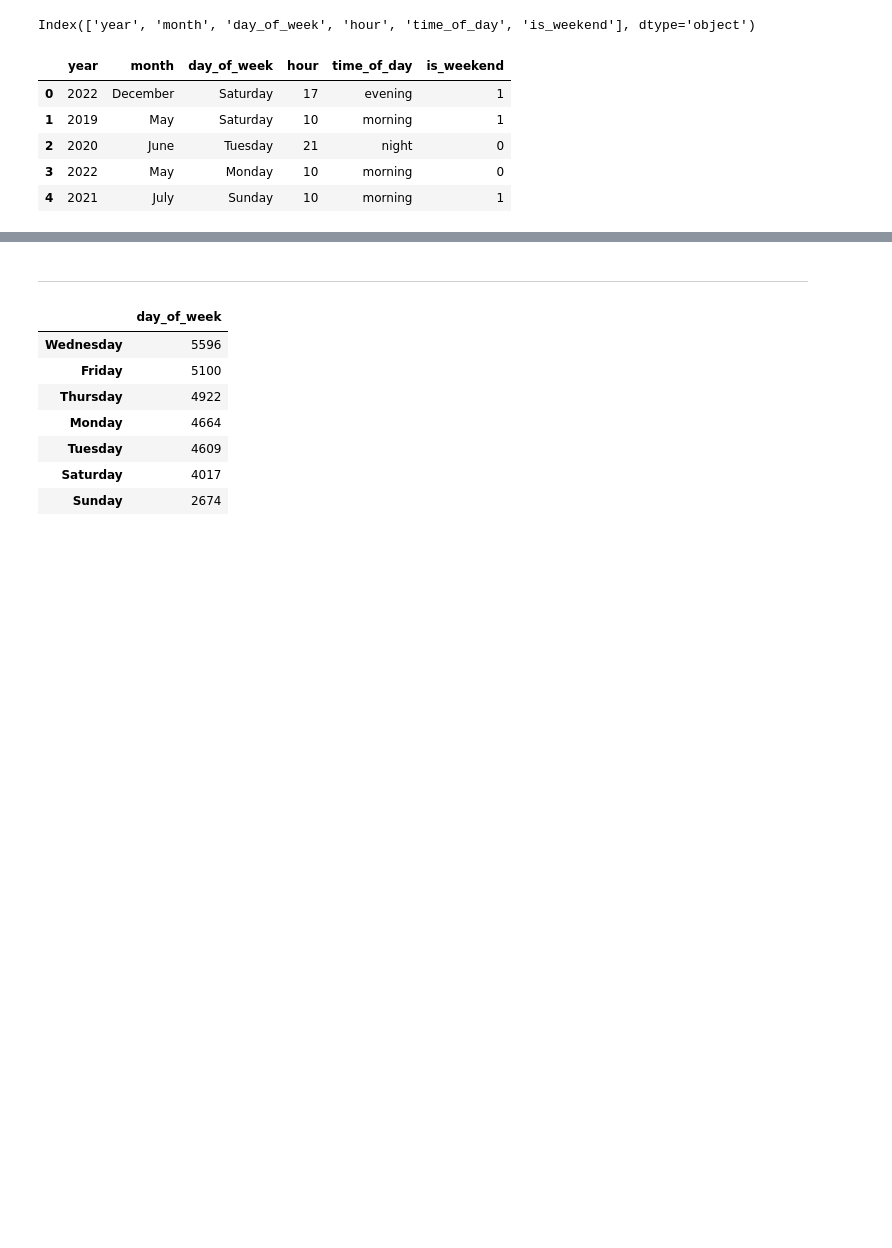
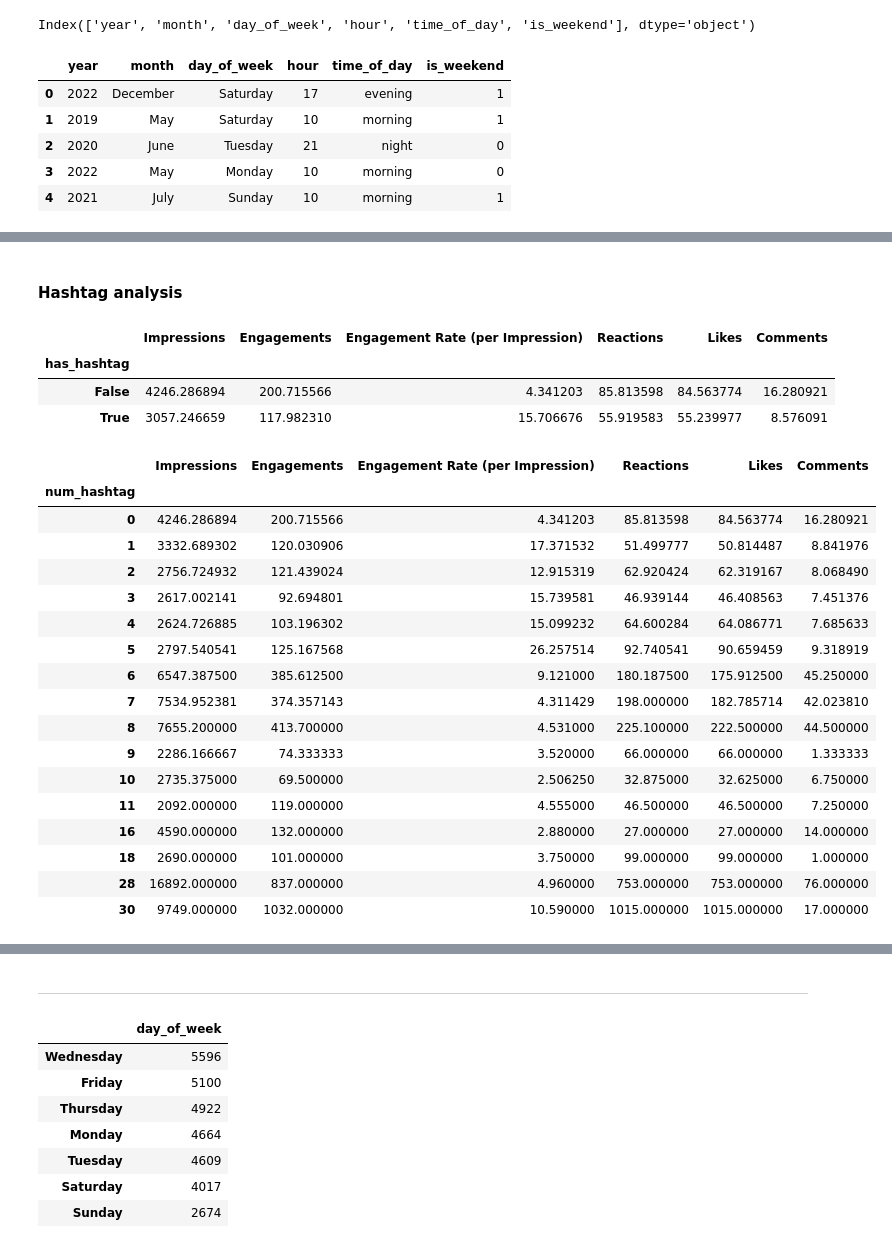
Before and after one commit to samaregbesola/Stanbic-IBTC, a Jupyter notebook: hackathon_codes.ipynb, the cells around one changed output, grey strips where cells are left out. Cells and saved outputs as stored; diff of their text form; code cells hidden in the pictures; blank space fills up the shorter version.

```diff
--- a/hackathon_codes.ipynb
+++ b/hackathon_codes.ipynb
@@ -312,3 +333,37 @@ column.apply(lambda x: len([c for c in x if c == '#'])
 # %%
 # save the social media data
 social_media.to_csv('./data/social_media_data.csv', index=False)
+# %% [markdown]
+#### Hashtag analysis
+# %%
+# check to see if posts with hashtags generally correspond to higher impressions
+(social_media.groupby('has_hashtag')
+[['Impressions', 'Engagements', 'Engagement Rate (per Impression)', 'Reactions', 'Likes', 'Comments']].mean())
+# %% [output]
+|  | Impressions | Engagements | Engagement Rate (per Impression) | Reactions | Likes | Comments |
+| has_hashtag |  |  |  |  |  |  |
+| False | 4246.286894 | 200.715566 | 4.341203 | 85.813598 | 84.563774 | 16.280921 |
+| True | 3057.246659 | 117.982310 | 15.706676 | 55.919583 | 55.239977 | 8.576091 |
+# %%
+# examine metrics by number of hashtags
+(social_media.groupby('num_hashtag')
+[['Impressions', 'Engagements', 'Engagement Rate (per Impression)', 'Reactions', 'Likes', 'Comments']].mean())
+# %% [output]
+|  | Impressions | Engagements | Engagement Rate (per Impression) | Reactions | Likes | Comments |
+| num_hashtag |  |  |  |  |  |  |
+| 0 | 4246.286894 | 200.715566 | 4.341203 | 85.813598 | 84.563774 | 16.280921 |
+| 1 | 3332.689302 | 120.030906 | 17.371532 | 51.499777 | 50.814487 | 8.841976 |
+| 2 | 2756.724932 | 121.439024 | 12.915319 | 62.920424 | 62.319167 | 8.068490 |
+| 3 | 2617.002141 | 92.694801 | 15.739581 | 46.939144 | 46.408563 | 7.451376 |
+| 4 | 2624.726885 | 103.196302 | 15.099232 | 64.600284 | 64.086771 | 7.685633 |
+| 5 | 2797.540541 | 125.167568 | 26.257514 | 92.740541 | 90.659459 | 9.318919 |
+| 6 | 6547.387500 | 385.612500 | 9.121000 | 180.187500 | 175.912500 | 45.250000 |
+| 7 | 7534.952381 | 374.357143 | 4.311429 | 198.000000 | 182.785714 | 42.023810 |
+| 8 | 7655.200000 | 413.700000 | 4.531000 | 225.100000 | 222.500000 | 44.500000 |
+| 9 | 2286.166667 | 74.333333 | 3.520000 | 66.000000 | 66.000000 | 1.333333 |
+| 10 | 2735.375000 | 69.500000 | 2.506250 | 32.875000 | 32.625000 | 6.750000 |
+| 11 | 2092.000000 | 119.000000 | 4.555000 | 46.500000 | 46.500000 | 7.250000 |
+| 16 | 4590.000000 | 132.000000 | 2.880000 | 27.000000 | 27.000000 | 14.000000 |
+| 18 | 2690.000000 | 101.000000 | 3.750000 | 99.000000 | 99.000000 | 1.000000 |
+| 28 | 16892.000000 | 837.000000 | 4.960000 | 753.000000 | 753.000000 | 76.000000 |
+| 30 | 9749.000000 | 1032.000000 | 10.590000 | 1015.000000 | 1015.000000 | 17.000000 |
```
Also changed, not shown: parts of 43 cells of this notebook.
